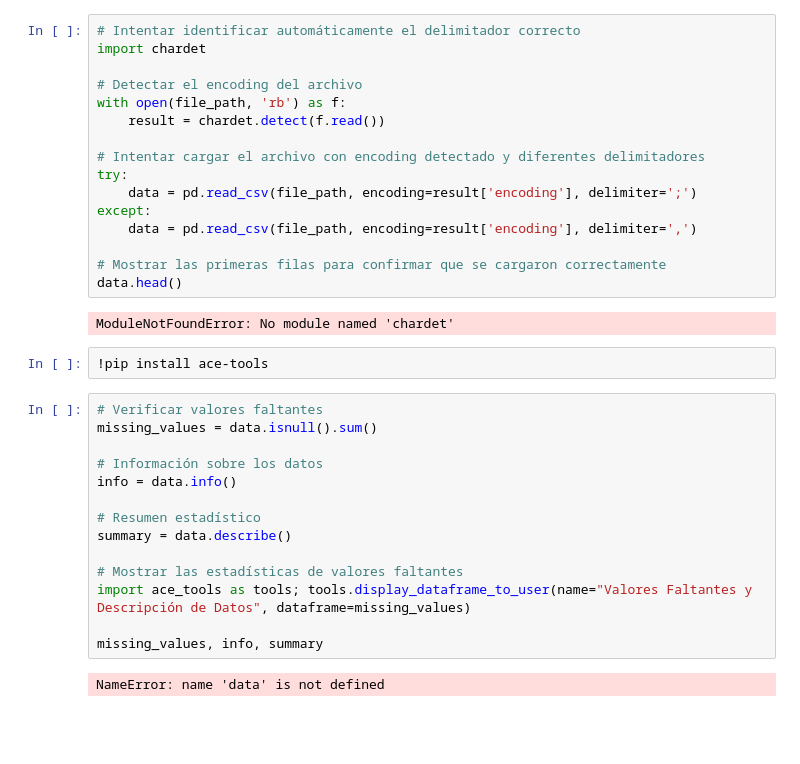
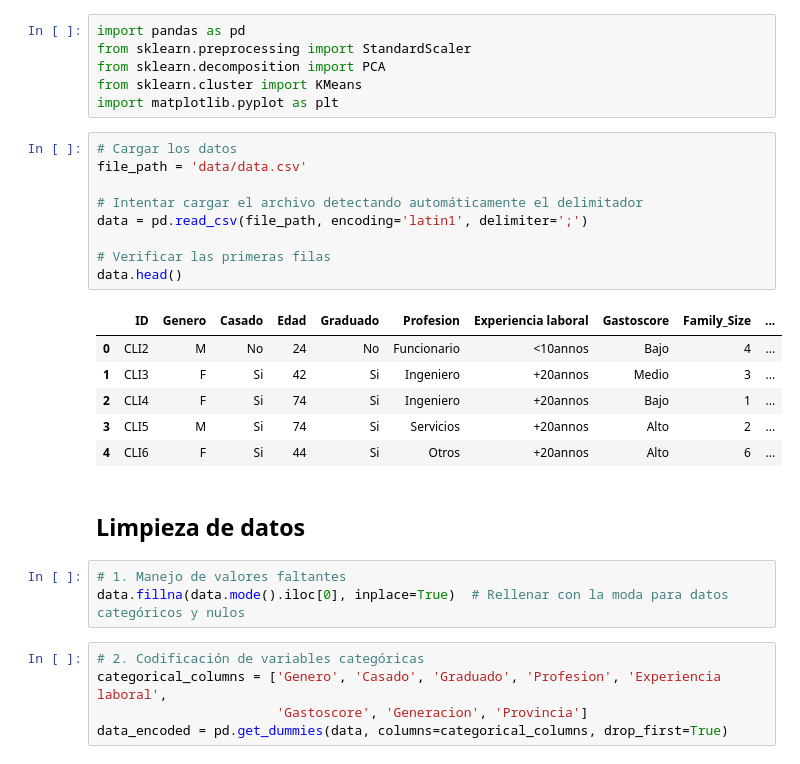
Before and after one commit to MiguelGG03/AprendizajeAutomatico_Caso5, a Jupyter notebook: intento1.ipynb, the cells around one changed output. Cells and saved outputs as stored; diff of their text form; blank space fills up the shorter version.

```diff
--- a/intento1.ipynb
+++ b/intento1.ipynb
@@ -20,36 +1,32 @@ Successfully installed chardet-5.2.0
-# %%
-# Intentar identificar automáticamente el delimitador correcto
-import chardet
-
-# Detectar el encoding del archivo
-with open(file_path, 'rb') as f:
-    result = chardet.detect(f.read())
-
-# Intentar cargar el archivo con encoding detectado y diferentes delimitadores
-try:
-    data = pd.read_csv(file_path, encoding=result['encoding'], delimiter=';')
-except:
-    data = pd.read_csv(file_path, encoding=result['encoding'], delimiter=',')
-
-# Mostrar las primeras filas para confirmar que se cargaron correctamente
-data.head()
-# %% [output]
-ModuleNotFoundError: No module named 'chardet'
-# %%
-!pip install ace-tools
-# %%
-# Verificar valores faltantes
-missing_values = data.isnull().sum()
-
-# Información sobre los datos
-info = data.info()
-
-# Resumen estadístico
-summary = data.describe()
-
-# Mostrar las estadísticas de valores faltantes
-import ace_tools as tools; tools.display_dataframe_to_user(name="Valores Faltantes y Descripción de Datos", dataframe=missing_values)
-
-missing_values, info, summary
-# %% [output]
-NameError: name 'data' is not defined
+# %%
+import pandas as pd
+from sklearn.preprocessing import StandardScaler
+from sklearn.decomposition import PCA
+from sklearn.cluster import KMeans
+import matplotlib.pyplot as plt
+# %%
+# Cargar los datos
+file_path = 'data/data.csv'
+
+# Intentar cargar el archivo detectando automáticamente el delimitador
+data = pd.read_csv(file_path, encoding='latin1', delimiter=';')
+
+# Verificar las primeras filas
+data.head()
+# %% [output]
+|  | ID | Genero | Casado | Edad | Graduado | Profesion | Experiencia laboral | Gastoscore | Family_Size | ... |
+| 0 | CLI2 | M | No | 24 | No | Funcionario | <10annos | Bajo | 4 | ... |
+| 1 | CLI3 | F | Si | 42 | Si | Ingeniero | +20annos | Medio | 3 | ... |
+| 2 | CLI4 | F | Si | 74 | Si | Ingeniero | +20annos | Bajo | 1 | ... |
+| 3 | CLI5 | M | Si | 74 | Si | Servicios | +20annos | Alto | 2 | ... |
+| 4 | CLI6 | F | Si | 44 | Si | Otros | +20annos | Alto | 6 | ... |
+# %% [markdown]
+## Limpieza de datos
+# %%
+# 1. Manejo de valores faltantes
+data.fillna(data.mode().iloc[0], inplace=True)  # Rellenar con la moda para datos categóricos y nulos
+# %%
+# 2. Codificación de variables categóricas
+categorical_columns = ['Genero', 'Casado', 'Graduado', 'Profesion', 'Experiencia laboral',
+                       'Gastoscore', 'Generacion', 'Provincia']
+data_encoded = pd.get_dummies(data, columns=categorical_columns, drop_first=True)
```
Also changed, not shown: parts of 13 cells of this notebook, 2 other files.
